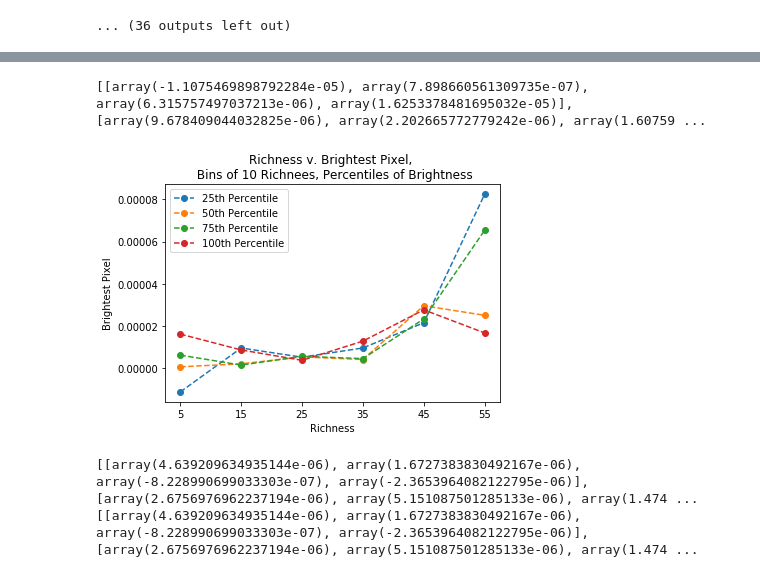
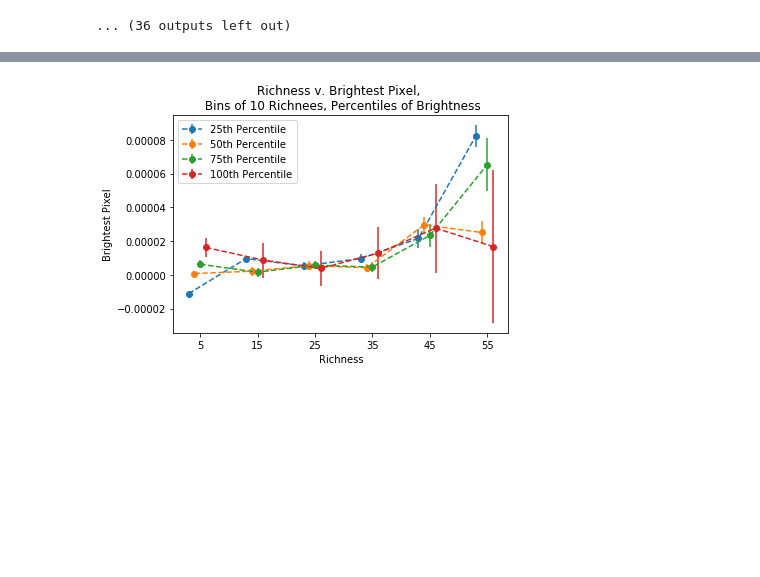
Before and after one commit to Sulla2012/madcowsclusters, a Jupyter notebook: S18d_stacker.ipynb, the cells around one changed output, grey strips where cells are left out. Cells and saved outputs as stored; diff of their text form; code cells hidden in the pictures; blank space fills up the shorter version.

```diff
--- a/S18d_stacker.ipynb
+++ b/S18d_stacker.ipynb
@@ -569,8 +577,10 @@ Number in stack: 7
 # %%
 long_means =[]
+long_vars = []
 for i in range(0, 60, 10):
-    mean, ignore = richStat(s18d, mdcw_catalog, i, i+10, bins = 4, save_plot = True)
+    mean, var = richStat(s18d, mdcw_catalog, i, i+10, bins = 4, save_plot = True)
     long_means.append(mean)
+    long_vars.append(var)
 # %% [output]
 Number in stack: 12
 [figure]
@@ -586,10 +596,10 @@ Number in stack: 46
 [figure]
 ... (36 outputs left out)
 # %%
-
+temp_var = np.transpose(long_vars)
 temp = np.transpose(long_means)
 for i in range(len(temp)):
-    plt.plot( range(5,65, 10),temp[i], label = str(int((i+1)*100/(len(temp))))+'th Percentile', marker='o',linestyle="dashed")
+    plt.errorbar( range(3+i,63+i, 10),temp[i], yerr= temp_var[i], label = str(int((i+1)*100/(len(temp))))+'th Percentile', marker='o',linestyle="dashed")
 plt.legend()
 plt.xlabel('Richness')
 plt.xticks(range(5, 65, 10))
@@ -630,10 +640,10 @@ def richStatBright(data, catalog, r_low, r_high, bins = 1, save_plot = False):
 
 
 
-    var = np.var(brights)
 
     percs = [0]
     means = []
+    varies = []
     #NOTE: Percentiles are in terms of the full MaDCoWS catalog: these will not neccesarily be exactly the
     #percentiles for the subset of the clusters that are in the s18d footprint
     for i in range(bins):
@@ -643,7 +653,7 @@ def richStatBright(data, catalog, r_low, r_high, bins = 1, save_plot = False):
     for i in range(bins):
         flag = np.where((percs[i] < np.array(brights)) & (np.array(brights) <= percs[i+1]))[0]
 
-        cut_ra2, cut_dec2, cut_names2 = cut_ra[flag], cut_dec[flag], cut_names[flag]
+        cut_ra2, cut_dec2, cut_names2, brights2 = cut_ra[flag], cut_dec[flag], cut_names[flag], np.array(brights)[flag]
 
         stack, num = s18dStack(cut_ra2, cut_dec2, data)
 
@@ -656,12 +666,16 @@ def richStatBright(data, catalog, r_low, r_high, bins = 1, save_plot = False):
         plt.close()
 
         means.append(np.amax(stack[18:22, 18:22]))
+        var = np.var(brights2)
+        varies.append(np.sqrt(var))
 
-    return means
+    return means, varies
 # %%
-long_means2 =[]
+long_means2 = []
+long_vars2 = []
 for i in range(0, 60, 10):
-    mean = richStatBright(s18d, mdcw_catalog, i, i+10, bins = 4)
+    mean, var = richStatBright(s18d, mdcw_catalog, i, i+10, bins = 4)
     long_means2.append(mean)
+    long_vars2.append(var)
 # %% [output]
 Number in stack: 28
@@ -690,21 +696,14 @@ Number in stack: 21
 # %%
-print(long_means2)
 temp2 = np.transpose(long_means2)
+temp_var2 = np.transpose(long_vars2)
 for i in range(len(temp)):
-    plt.plot( range(5,65, 10),temp2[i], label = str(int((i+1)*100/(len(temp))))+'th Percentile', marker='o',linestyle="dashed")
+    plt.errorbar( range(3+i,63+i, 10),temp2[i], yerr = temp_var2[i], label = str(int((i+1)*100/(len(temp))))+'th Percentile', marker='o',linestyle="dashed")
 plt.legend()
 plt.xlabel('Richness')
 plt.xticks(range(5, 65, 10))
 plt.ylabel('Brightest Pixel')
 plt.title('Richness v. Brightest Pixel, \n Bins of 10 Richnees, Percentiles of Brightness')
 plt.savefig('richness-brightness2.png')
 plt.show()
 # %% [output]
-[[array(-1.1075469898792284e-05), array(7.898660561309735e-07), array(6.315757497037213e-06), array(1.6253378481695032e-05)], [array(9.678409044032825e-06), array(2.202665772779242e-06), array(1.60759 ...
-[figure, old version]
+[figure, new version]
-# %%
-print(long_means)
-print(long_means2)
-# %% [output]
-[[array(4.639209634935144e-06), array(1.6727383830492167e-06), array(-8.228990699033303e-07), array(-2.3653964082122795e-06)], [array(2.6756976962237194e-06), array(5.151087501285133e-06), array(1.474 ...
-[[array(4.639209634935144e-06), array(1.6727383830492167e-06), array(-8.228990699033303e-07), array(-2.3653964082122795e-06)], [array(2.6756976962237194e-06), array(5.151087501285133e-06), array(1.474 ...
```
Also changed, not shown: parts of 5 cells of this notebook.
